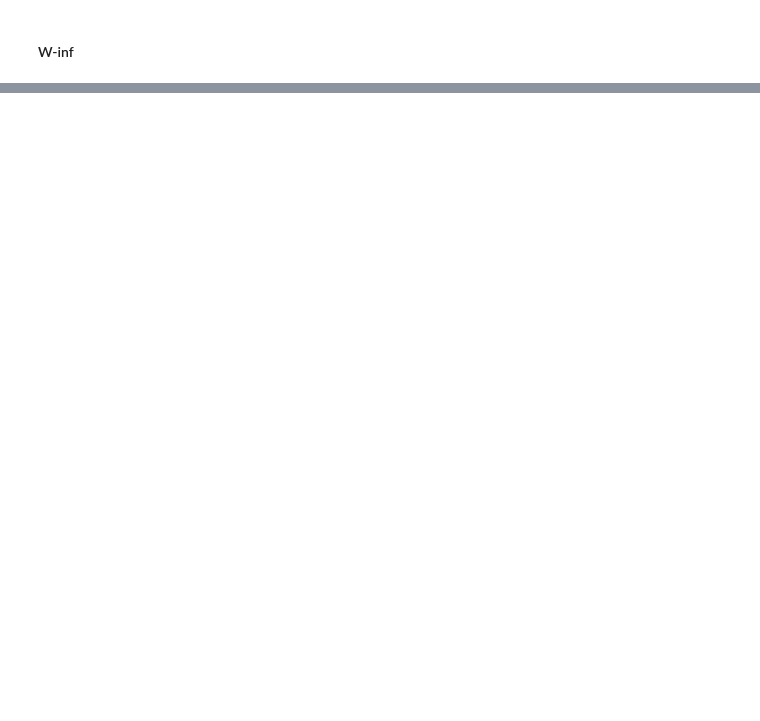
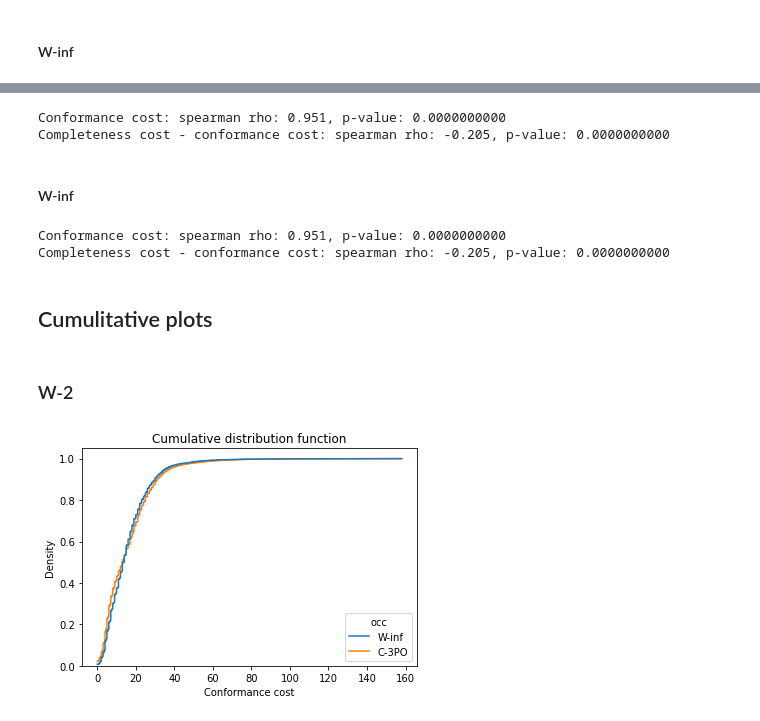
Before and after one commit to MaxTNielsen/ConformanceCheckingUsingTries, a Jupyter notebook: Jupyter/comparative_analysis.ipynb, the cells around one changed output, grey strips where cells are left out. Drawn from its saved outputs; the diff is of its cells as text; code cells hidden in the pictures; blank space fills up the shorter version.

```diff
--- a/Jupyter/comparative_analysis.ipynb
+++ b/Jupyter/comparative_analysis.ipynb
@@ -431,0 +462,43 @@ Conformance cost - completeness cost: spearman rho: -0.420, p-value: 0.000000000
+# %%
+merged_df = pd.merge(c_3po_, pref_w_2_, on=['model','log_type','TraceId'])
+
+rho_conf = stats.spearmanr(merged_df['C_3PO_conf'], merged_df['pref_w_2_conf'])
+rho_conf_compl = stats.spearmanr(merged_df['Completeness cost'],merged_df['pref_w_2_conf'])
+
+print(
+    'Conformance cost: spearman rho: {:.3f}, p-value: {:.10f}'.format(rho_conf[0], rho_conf[1]),
+    '\nCompleteness cost - conformance cost: spearman rho: {:.3f}, p-value: {:.10f}'.format(rho_conf_compl[0], rho_conf_compl[1]),
+)
+# %% [output]
+Conformance cost: spearman rho: 0.951, p-value: 0.0000000000
+Completeness cost - conformance cost: spearman rho: -0.205, p-value: 0.0000000000
+# %% [markdown]
+#### W-inf
+# %%
+merged_df = pd.merge(c_3po_, pref_w_inf_, on=['model','log_type','TraceId'])
+
+rho_conf = stats.spearmanr(merged_df['C_3PO_conf'], merged_df['pref_w_inf_conf'])
+rho_conf_compl = stats.spearmanr(merged_df['Completeness cost'],merged_df['pref_w_inf_conf'])
+
+print(
+    'Conformance cost: spearman rho: {:.3f}, p-value: {:.10f}'.format(rho_conf[0], rho_conf[1]),
+    '\nCompleteness cost - conformance cost: spearman rho: {:.3f}, p-value: {:.10f}'.format(rho_conf_compl[0], rho_conf_compl[1]),
+)
+# %% [output]
+Conformance cost: spearman rho: 0.951, p-value: 0.0000000000
+Completeness cost - conformance cost: spearman rho: -0.205, p-value: 0.0000000000
+# %% [markdown]
+## Cumulitative plots
+# %% [markdown]
+### W-2
+# %%
+pref_w_2_df['occ'] = len(pref_w_2_df) * ['W-inf']
+C_3PO_df['occ'] = len(C_3PO_df) * ['C-3PO']
+
+cumu_df = pd.concat([pref_w_2_df, C_3PO_df])
+
+sns.histplot(x='Conformance cost', data=cumu_df, hue='occ', bins=len(cumu_df), stat="density",
+             element="step", fill=False, cumulative=True, common_norm=False);
+plt.title("Cumulative distribution function");
+# %% [output]
+[figure, added]
```
Also changed, not shown: parts of 18 cells of this notebook, 1 other file.
